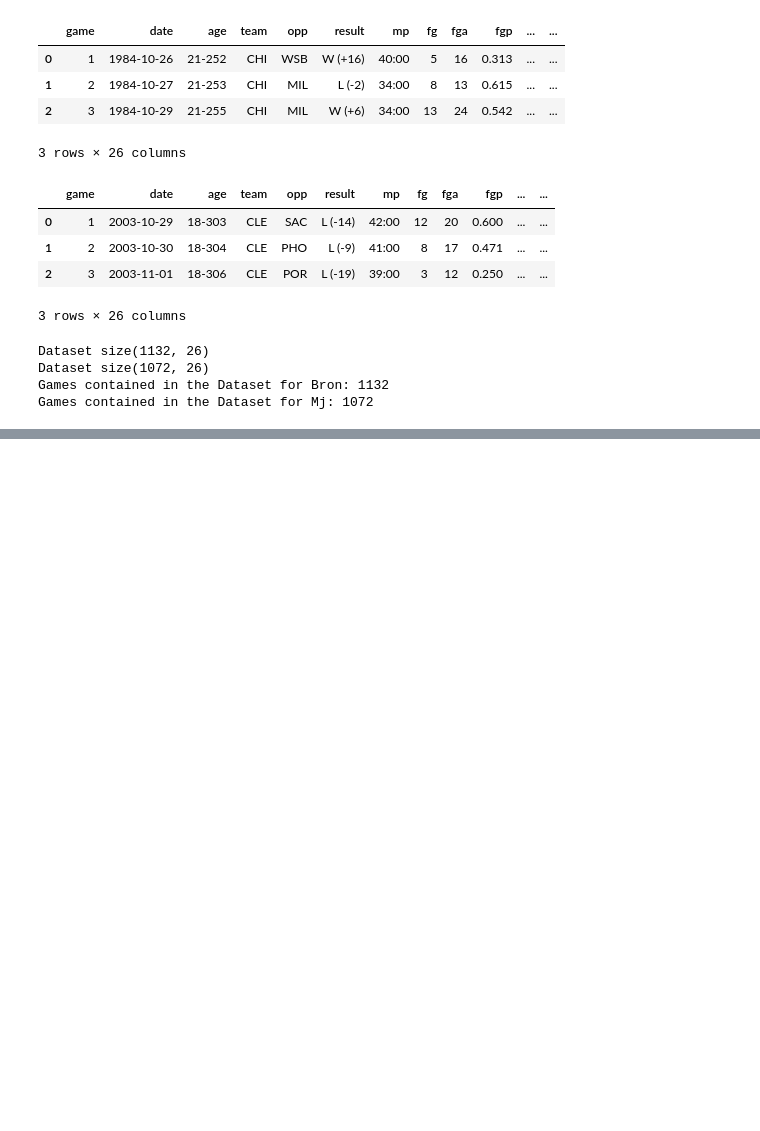
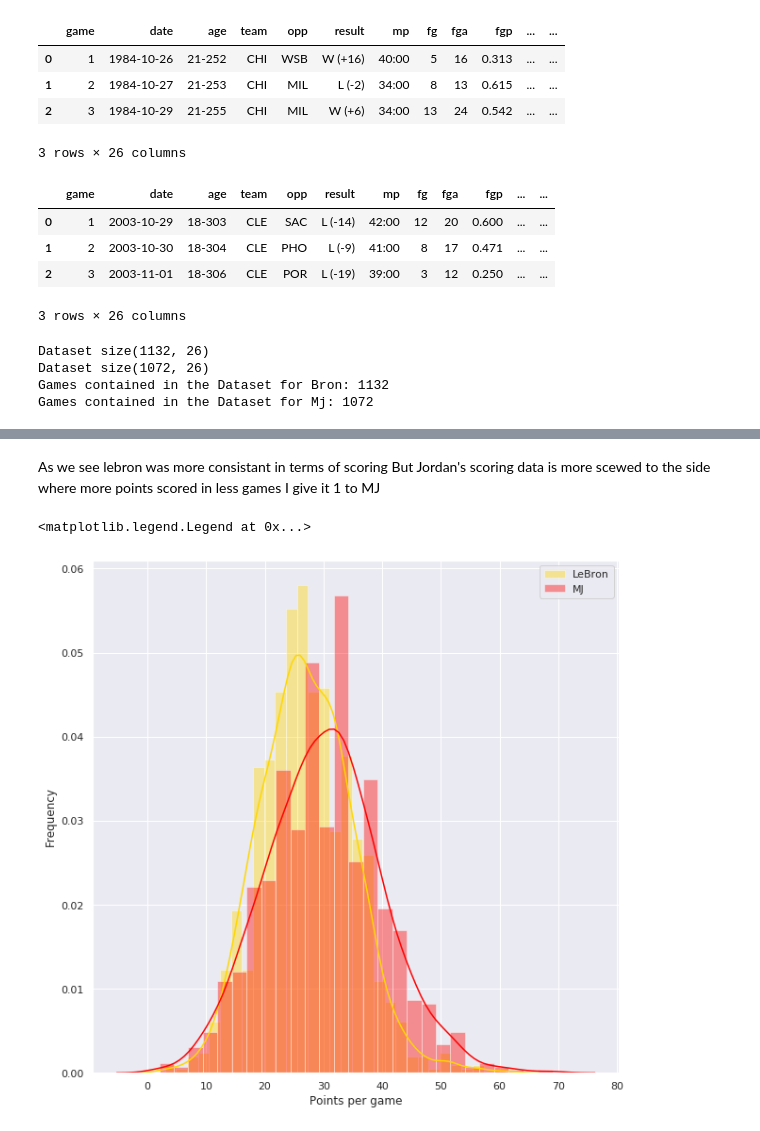
Before and after one commit to IbrahimShamma99/MJ-VS-LBJ, a Jupyter notebook: main.ipynb, the cells around one changed output, grey strips where cells are left out. Saved outputs shown, nothing was run; the diff lists cells and outputs as text; code cells hidden in the pictures; blank space fills up the shorter version.

```diff
--- a/main.ipynb
+++ b/main.ipynb
@@ -78,0 +87,16 @@ plt.legend()
+# %% [markdown]
+As we see lebron was more consistant in terms of scoring
+But Jordan's scoring data is more scewed to the side where
+more points scored in less games
+I give it 1 to MJ
+# %%
+#NOTE This Histogram will show us how was Their career's pts so far
+plt.figure(figsize=(10,10))
+sns.distplot( Lebron_df["pts"] , color="gold", label="LeBron")
+sns.distplot( Jordan_df["pts"] , color="red", label="MJ")
+plt.xlabel("Points per game")
+plt.ylabel("Frequency")
+plt.legend()
+# %% [output]
+<matplotlib.legend.Legend at 0x...>
+[figure, added]
```
Also changed, not shown: parts of 2 cells of this notebook.
